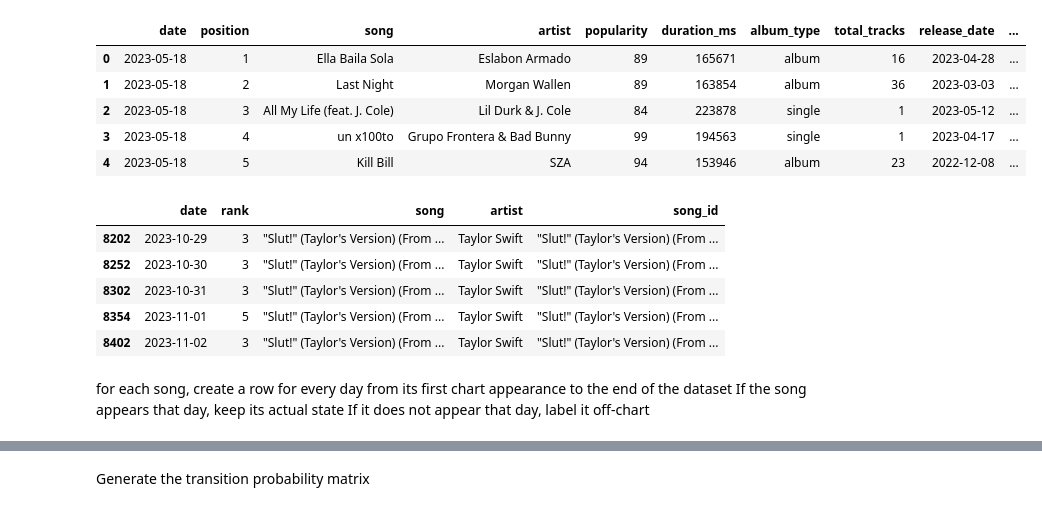
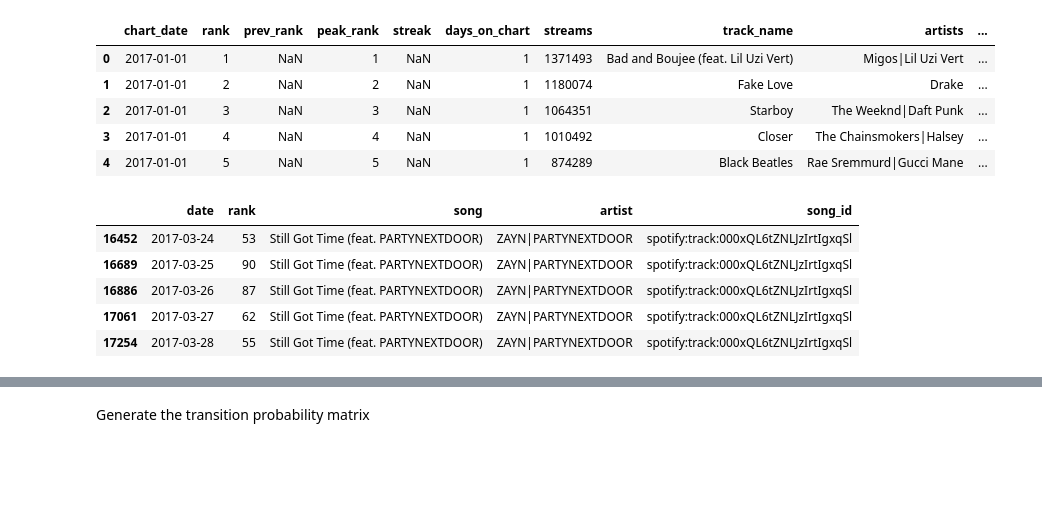
Before and after one commit to sdevarajan2006/spotify-chart-markov-chain, a Jupyter notebook: notebooks/analysis.ipynb, the cells around one changed output, grey strips where cells are left out. Saved outputs shown, nothing was run; the diff lists cells and outputs as text; code cells hidden in the pictures; blank space fills up the shorter version.

Commit message:
Switch to US Daily Top 200 (2017-2026) dataset

```diff
--- a/notebooks/analysis.ipynb
+++ b/notebooks/analysis.ipynb
@@ -1,34 +6,26 @@
 # %%
 import pandas as pd
 
-# path to your file
-file_path = "../archive/data/spotify-streaming-top-50-usa.csv"
-
-# read CSV
-df = pd.read_csv(file_path)
-
-# preview
+file_path = "../data/spotify_us_daily_top200_2017_2026.csv.gz"
+df = pd.read_csv(file_path, parse_dates=["chart_date"])
 df.head()
 # %% [output]
-|  | date | position | song | artist | popularity | duration_ms | album_type | total_tracks | release_date | ... |
-| 0 | 2023-05-18 | 1 | Ella Baila Sola | Eslabon Armado | 89 | 165671 | album | 16 | 2023-04-28 | ... |
-| 1 | 2023-05-18 | 2 | Last Night | Morgan Wallen | 89 | 163854 | album | 36 | 2023-03-03 | ... |
-| 2 | 2023-05-18 | 3 | All My Life (feat. J. Cole) | Lil Durk & J. Cole | 84 | 223878 | single | 1 | 2023-05-12 | ... |
-| 3 | 2023-05-18 | 4 | un x100to | Grupo Frontera & Bad Bunny | 99 | 194563 | single | 1 | 2023-04-17 | ... |
-| 4 | 2023-05-18 | 5 | Kill Bill | SZA | 94 | 153946 | album | 23 | 2022-12-08 | ... |
+|  | chart_date | rank | prev_rank | peak_rank | streak | days_on_chart | streams | track_name | artists | ... |
+| 0 | 2017-01-01 | 1 | NaN | 1 | NaN | 1 | 1371493 | Bad and Boujee (feat. Lil Uzi Vert) | Migos|Lil Uzi Vert | ... |
+| 1 | 2017-01-01 | 2 | NaN | 2 | NaN | 1 | 1180074 | Fake Love | Drake | ... |
+| 2 | 2017-01-01 | 3 | NaN | 3 | NaN | 1 | 1064351 | Starboy | The Weeknd|Daft Punk | ... |
+| 3 | 2017-01-01 | 4 | NaN | 4 | NaN | 1 | 1010492 | Closer | The Chainsmokers|Halsey | ... |
+| 4 | 2017-01-01 | 5 | NaN | 5 | NaN | 1 | 874289 | Black Beatles | Rae Sremmurd|Gucci Mane | ... |
 # %%
-df = df.rename(columns={
-    "position": "rank"
-})
-df["date"] = pd.to_datetime(df["date"])
-df["song_id"] = df["song"] + " - " + df["artist"]
+# track_uri is the song ID: it is unique per recording, unlike song name + artist
+df = df.rename(columns={"chart_date": "date", "track_name": "song", "artists": "artist", "track_uri": "song_id"})
 df = df.sort_values(["song_id", "date"])
 df = df[["date", "rank", "song", "artist", "song_id"]]
 df.head()
 # %% [output]
 |  | date | rank | song | artist | song_id |
-| 8202 | 2023-10-29 | 3 | "Slut!" (Taylor's Version) (From ... | Taylor Swift | "Slut!" (Taylor's Version) (From ... |
-| 8252 | 2023-10-30 | 3 | "Slut!" (Taylor's Version) (From ... | Taylor Swift | "Slut!" (Taylor's Version) (From ... |
-| 8302 | 2023-10-31 | 3 | "Slut!" (Taylor's Version) (From ... | Taylor Swift | "Slut!" (Taylor's Version) (From ... |
-| 8354 | 2023-11-01 | 5 | "Slut!" (Taylor's Version) (From ... | Taylor Swift | "Slut!" (Taylor's Version) (From ... |
-| 8402 | 2023-11-02 | 3 | "Slut!" (Taylor's Version) (From ... | Taylor Swift | "Slut!" (Taylor's Version) (From ... |
+| 16452 | 2017-03-24 | 53 | Still Got Time (feat. PARTYNEXTDOOR) | ZAYN|PARTYNEXTDOOR | spotify:track:000xQL6tZNLJzIrtIgxqSl |
+| 16689 | 2017-03-25 | 90 | Still Got Time (feat. PARTYNEXTDOOR) | ZAYN|PARTYNEXTDOOR | spotify:track:000xQL6tZNLJzIrtIgxqSl |
+| 16886 | 2017-03-26 | 87 | Still Got Time (feat. PARTYNEXTDOOR) | ZAYN|PARTYNEXTDOOR | spotify:track:000xQL6tZNLJzIrtIgxqSl |
+| 17061 | 2017-03-27 | 62 | Still Got Time (feat. PARTYNEXTDOOR) | ZAYN|PARTYNEXTDOOR | spotify:track:000xQL6tZNLJzIrtIgxqSl |
+| 17254 | 2017-03-28 | 55 | Still Got Time (feat. PARTYNEXTDOOR) | ZAYN|PARTYNEXTDOOR | spotify:track:000xQL6tZNLJzIrtIgxqSl |
@@ -64,4 +31,0 @@ df = df[["date", "rank", "song", "artist", "song_id", "state"]].copy()
-# %% [markdown]
-for each song, create a row for every day from its first chart appearance to the end of the dataset
-If the song appears that day, keep its actual state
-If it does not appear that day, label it off-chart
```
Also changed, not shown: parts of 14 cells of this notebook, 6 other files.
